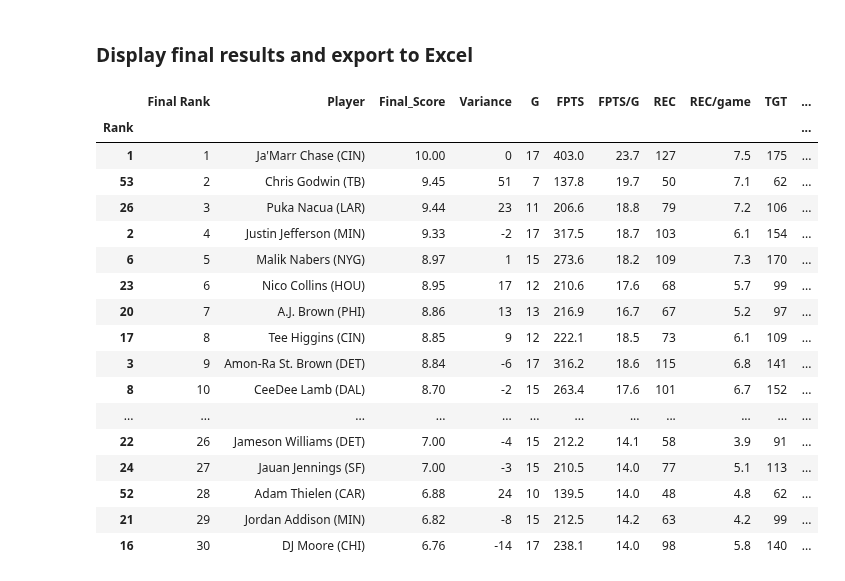
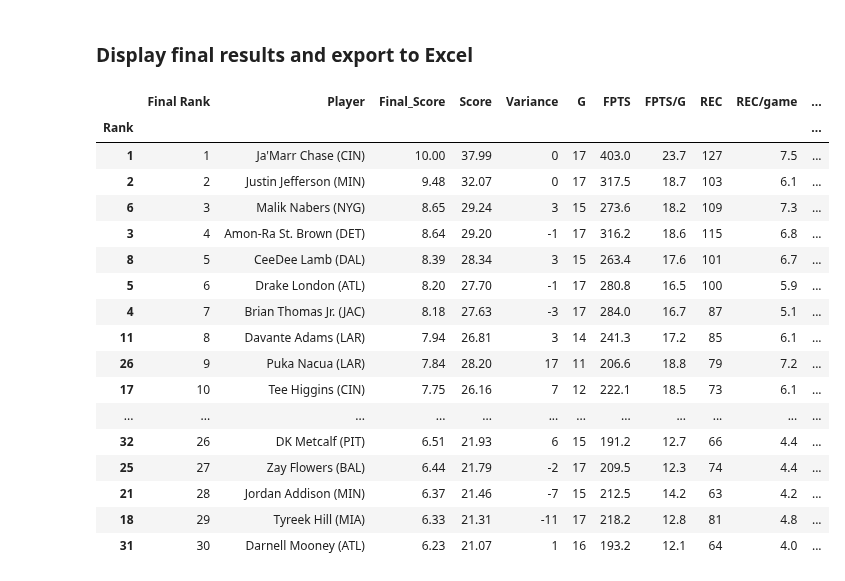
Before and after one commit to meltangonan/fantasy-football, a Jupyter notebook: WR/2025/WR_Model_2025.ipynb, the cells around one changed output. Saved outputs shown, nothing was run; the diff lists cells and outputs as text; code cells hidden in the pictures.

```diff
--- a/WR/2025/WR_Model_2025.ipynb
+++ b/WR/2025/WR_Model_2025.ipynb
@@ -194,24 +194,34 @@ df_corr[['Correlation', 'R^2', 'Weight']].round(2)
 for col in corr_columns:
     if col not in exclude_stats:
         weight = df_corr.loc[col, 'Weight']
-        df[col + '_weighted'] = (df[col] * weight).round(1)
+        df[col + '_weighted'] = (df[col] * (1 + weight)).round(1)
 
 # Extract the weighted columns
 weight_columns = [col + '_weighted' for col in corr_columns if col not in exclude_stats]
 
-# Display the new weighted stats columns
-df_weight = df[['Rank', 'Player', 'FPTS/G'] + weight_columns]
-df_weight.sort_values(by=['Rank'], ascending=True).head(10)
+# Add FPTS/G and FPTS as weighted columns
+# df['FPTS/G_weighted'] = (df['FPTS/G'] * 1).round(1)
+df['FPTS_weighted'] = (df['FPTS'] * .25).round(1)
 
 # Define select columns to be used for the average weighted score
-avg = weight_columns + (['FPTS/G'] * 2)  # Giving higher weight to FPTS/G
+avg = weight_columns + ['FPTS_weighted', 'FPTS/G']
+
+# Display the new weighted stats columns
+# df_weight = df[['Rank', 'Player', 'FPTS', 'FPTS_weighted', 'FPTS/G',] + weight_columns]
+# df_weight.sort_values(by=['Rank'], ascending=True).head(10)
+# df_weight = df[['Rank', 'Player', 'FPTS', 'FPTS_weighted', 'FPTS/G', 'FPTS/G_weighted'] + weight_columns]
+# df_weight.sort_values(by=['Rank'], ascending=True).head(10)
 
 # Calculate the average weighted score for the select columns
 df['Score'] = df[avg].mean(axis=1).round(2)
 
-# Normalize the scores to be out of 10
-scaler = MinMaxScaler(feature_range=(0, 10))
-df['Score'] = scaler.fit_transform(df[['Score']])
+# # Normalize the scores to be out of 10
+# scaler = MinMaxScaler(feature_range=(0, 10))
+# df['Score'] = scaler.fit_transform(df[['Score']])
 
-df_weight.head(10)
+# Display the weighted pieces + the raw avg and final score
+df_weight = df[['Rank', 'Player', 'Score', 'G', 'FPTS', 'FPTS_weighted', 'FPTS/G'] + weight_columns] \
+              .sort_values(by='Score', ascending=False)
+
+df_weight.head(30)
 # %% [output]
@@ -229,9 +245,15 @@ df_weight.head(10)
 # %% [markdown]
 ### Model training
 # %%
-# Prepare features and target for model training
-X = df[weight_columns]
-y = df['Score']
+# Build leakage-free feature set: raw stats you used to INFORM the score
+# (i.e., the unweighted versions), plus availability signals.
+base_feature_cols = [c for c in corr_columns if c in df.columns]  # raw per-game (ideally already shrunk)
+extra_cols = [c for c in ['FPTS/G', 'FPTS', 'G'] if c in df.columns]
+model_cols = base_feature_cols + extra_cols
+
+X = df[model_cols].copy()
+y = df['Score']            # or df['Final_Score'] if you prefer the post-ensemble target
+
 
 # Handle missing values by imputing with mean
 imputer = SimpleImputer(strategy='mean')
@@ -299,49 +321,49 @@ For example, when doing 'df[col].method(value, inplace=True)', try using 'df.met
 final_columns_exclude = ['Y/R', 'LG', 'ATT', 'YDS.1', 'TD.1', 'ATT/game', 'YDS.1/game', 'TD.1/game']
 
 # # Exclude the specified columns from final_columns
 # final_columns = [col for col in final_columns if col not in final_columns_exclude]
 
 # # Create final analysis columns
 # analysis = df[['Rank', 'Final Rank', 'Player', 'Final_Score', 'Variance'] + final_columns]
 # analysis.set_index('Rank', inplace=True)
 # analysis = analysis.sort_values(by='Final Rank', ascending=True)
 
 # Build export columns by filtering the interleaved list you created earlier
 # (display_cols already has [original, original/game] pairs in the right order)
 export_cols = [c for c in display_cols if c not in set(final_columns_exclude) and c in df.columns]
 
 # If you want to pin certain stats at the top in pairs, do it here (optional):
 pinned = ['G', 'FPTS', 'FPTS/G']
 export_cols = pinned + [c for c in export_cols if c not in pinned]
 # pinned_pairs = [x for p in pinned for x in (p, f'{p}/game') if x in export_cols]
 # export_cols = pinned_pairs + [c for c in export_cols if c not in pinned_pairs]
 
 # Build the final analysis view using the interleaved columns
-analysis = df[['Rank', 'Final Rank', 'Player', 'Final_Score', 'Variance'] + export_cols] \
+analysis = df[['Rank', 'Final Rank', 'Player', 'Final_Score', 'Score', 'Variance'] + export_cols] \
             .set_index('Rank') \
             .sort_values(by='Final Rank', ascending=True)
 
 # Export to Excel
 analysis.to_excel("WR_Analysis.xlsx", index=True)
 
 # Display the top 30 rows
 analysis.head(30)
 # %% [output]
-|  | Final Rank | Player | Final_Score | Variance | G | FPTS | FPTS/G | REC | REC/game | TGT | ... |
+|  | Final Rank | Player | Final_Score | Score | Variance | G | FPTS | FPTS/G | REC | REC/game | ... |
 | Rank |  |  |  |  |  |  |  |  |  |  | ... |
-| 1 | 1 | Ja'Marr Chase (CIN) | 10.00 | 0 | 17 | 403.0 | 23.7 | 127 | 7.5 | 175 | ... |
-| 53 | 2 | Chris Godwin (TB) | 9.45 | 51 | 7 | 137.8 | 19.7 | 50 | 7.1 | 62 | ... |
-| 26 | 3 | Puka Nacua (LAR) | 9.44 | 23 | 11 | 206.6 | 18.8 | 79 | 7.2 | 106 | ... |
-| 2 | 4 | Justin Jefferson (MIN) | 9.33 | -2 | 17 | 317.5 | 18.7 | 103 | 6.1 | 154 | ... |
-| 6 | 5 | Malik Nabers (NYG) | 8.97 | 1 | 15 | 273.6 | 18.2 | 109 | 7.3 | 170 | ... |
-| 23 | 6 | Nico Collins (HOU) | 8.95 | 17 | 12 | 210.6 | 17.6 | 68 | 5.7 | 99 | ... |
-| 20 | 7 | A.J. Brown (PHI) | 8.86 | 13 | 13 | 216.9 | 16.7 | 67 | 5.2 | 97 | ... |
-| 17 | 8 | Tee Higgins (CIN) | 8.85 | 9 | 12 | 222.1 | 18.5 | 73 | 6.1 | 109 | ... |
-| 3 | 9 | Amon-Ra St. Brown (DET) | 8.84 | -6 | 17 | 316.2 | 18.6 | 115 | 6.8 | 141 | ... |
-| 8 | 10 | CeeDee Lamb (DAL) | 8.70 | -2 | 15 | 263.4 | 17.6 | 101 | 6.7 | 152 | ... |
+| 1 | 1 | Ja'Marr Chase (CIN) | 10.00 | 37.99 | 0 | 17 | 403.0 | 23.7 | 127 | 7.5 | ... |
+| 2 | 2 | Justin Jefferson (MIN) | 9.48 | 32.07 | 0 | 17 | 317.5 | 18.7 | 103 | 6.1 | ... |
+| 6 | 3 | Malik Nabers (NYG) | 8.65 | 29.24 | 3 | 15 | 273.6 | 18.2 | 109 | 7.3 | ... |
+| 3 | 4 | Amon-Ra St. Brown (DET) | 8.64 | 29.20 | -1 | 17 | 316.2 | 18.6 | 115 | 6.8 | ... |
+| 8 | 5 | CeeDee Lamb (DAL) | 8.39 | 28.34 | 3 | 15 | 263.4 | 17.6 | 101 | 6.7 | ... |
+| 5 | 6 | Drake London (ATL) | 8.20 | 27.70 | -1 | 17 | 280.8 | 16.5 | 100 | 5.9 | ... |
+| 4 | 7 | Brian Thomas Jr. (JAC) | 8.18 | 27.63 | -3 | 17 | 284.0 | 16.7 | 87 | 5.1 | ... |
+| 11 | 8 | Davante Adams (LAR) | 7.94 | 26.81 | 3 | 14 | 241.3 | 17.2 | 85 | 6.1 | ... |
+| 26 | 9 | Puka Nacua (LAR) | 7.84 | 28.20 | 17 | 11 | 206.6 | 18.8 | 79 | 7.2 | ... |
+| 17 | 10 | Tee Higgins (CIN) | 7.75 | 26.16 | 7 | 12 | 222.1 | 18.5 | 73 | 6.1 | ... |
 | ... | ... | ... | ... | ... | ... | ... | ... | ... | ... | ... | ... |
-| 22 | 26 | Jameson Williams (DET) | 7.00 | -4 | 15 | 212.2 | 14.1 | 58 | 3.9 | 91 | ... |
-| 24 | 27 | Jauan Jennings (SF) | 7.00 | -3 | 15 | 210.5 | 14.0 | 77 | 5.1 | 113 | ... |
-| 52 | 28 | Adam Thielen (CAR) | 6.88 | 24 | 10 | 139.5 | 14.0 | 48 | 4.8 | 62 | ... |
-| 21 | 29 | Jordan Addison (MIN) | 6.82 | -8 | 15 | 212.5 | 14.2 | 63 | 4.2 | 99 | ... |
-| 16 | 30 | DJ Moore (CHI) | 6.76 | -14 | 17 | 238.1 | 14.0 | 98 | 5.8 | 140 | ... |
+| 32 | 26 | DK Metcalf (PIT) | 6.51 | 21.93 | 6 | 15 | 191.2 | 12.7 | 66 | 4.4 | ... |
+| 25 | 27 | Zay Flowers (BAL) | 6.44 | 21.79 | -2 | 17 | 209.5 | 12.3 | 74 | 4.4 | ... |
+| 21 | 28 | Jordan Addison (MIN) | 6.37 | 21.46 | -7 | 15 | 212.5 | 14.2 | 63 | 4.2 | ... |
+| 18 | 29 | Tyreek Hill (MIA) | 6.33 | 21.31 | -11 | 17 | 218.2 | 12.8 | 81 | 4.8 | ... |
+| 31 | 30 | Darnell Mooney (ATL) | 6.23 | 21.07 | 1 | 16 | 193.2 | 12.1 | 64 | 4.0 | ... |
```
Also changed, not shown: parts of 2 cells of this notebook, 2 other files.
